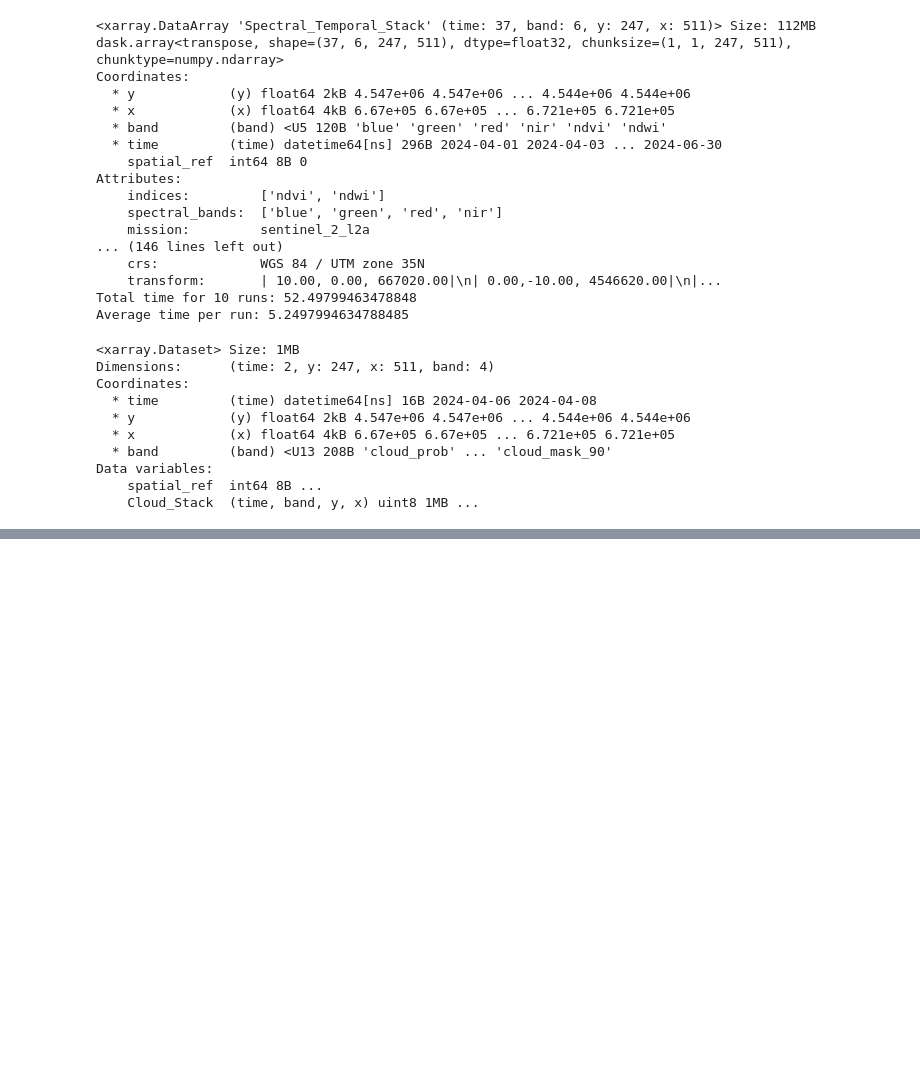
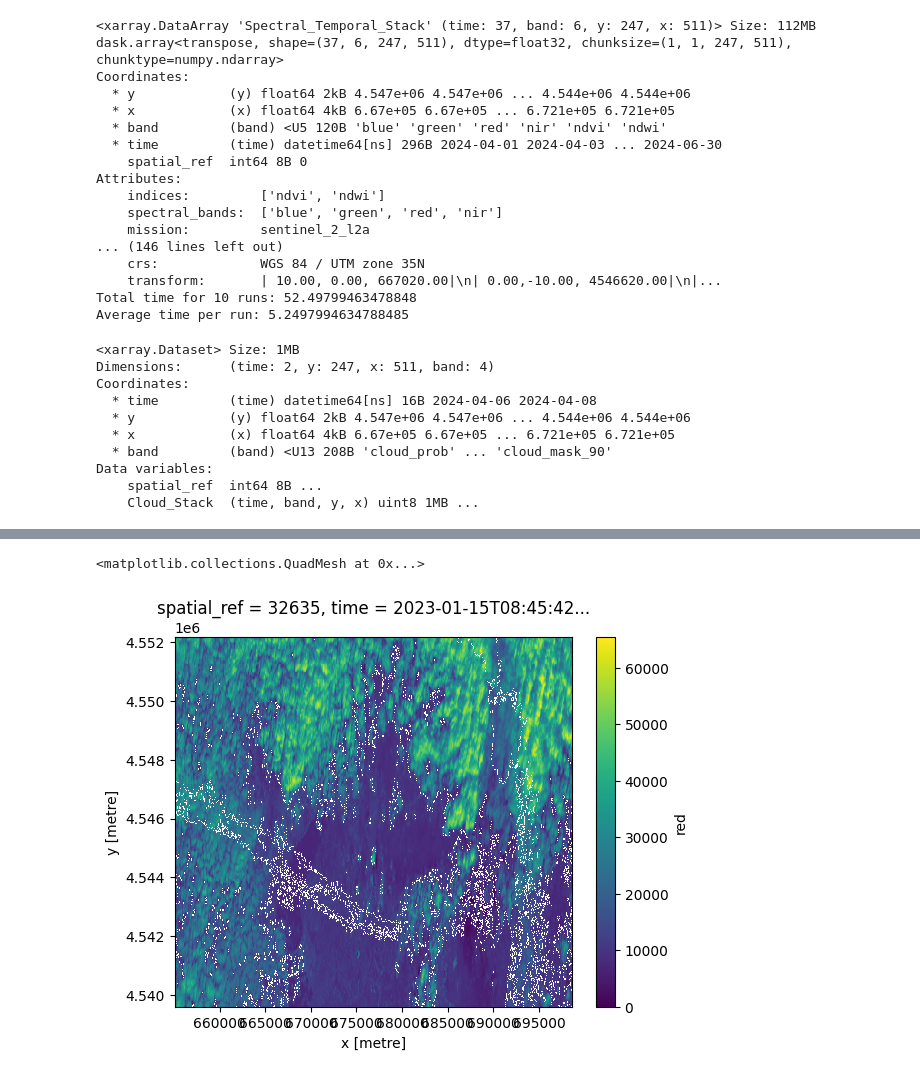
Before and after one commit to BaturalpArisoy/stac2cube, a Jupyter notebook: interactive/interactive.ipynb, the cells around one changed output, grey strips where cells are left out. Saved outputs shown, nothing was run; the diff lists cells and outputs as text; code cells hidden in the pictures; blank space fills up the shorter version.

```diff
--- a/interactive/interactive.ipynb
+++ b/interactive/interactive.ipynb
@@ -283,0 +437,3 @@ Time threshold reached! Exiting loop and exporting the collected cloud maps...
+# %%
+import xarray as xr
+stac_masked = stac.where(~xr.DataArray(cloud_mask, dims=stac.qa_pixel.dims))
@@ -283,0 +521,5 @@ Time threshold reached! Exiting loop and exporting the collected cloud maps...
+# %%
+stac_masked.red[2].plot()
+# %% [output]
+<matplotlib.collections.QuadMesh at 0x...>
+[figure, added]
```
Also changed, not shown: parts of 33 cells of this notebook, 21 other files.
